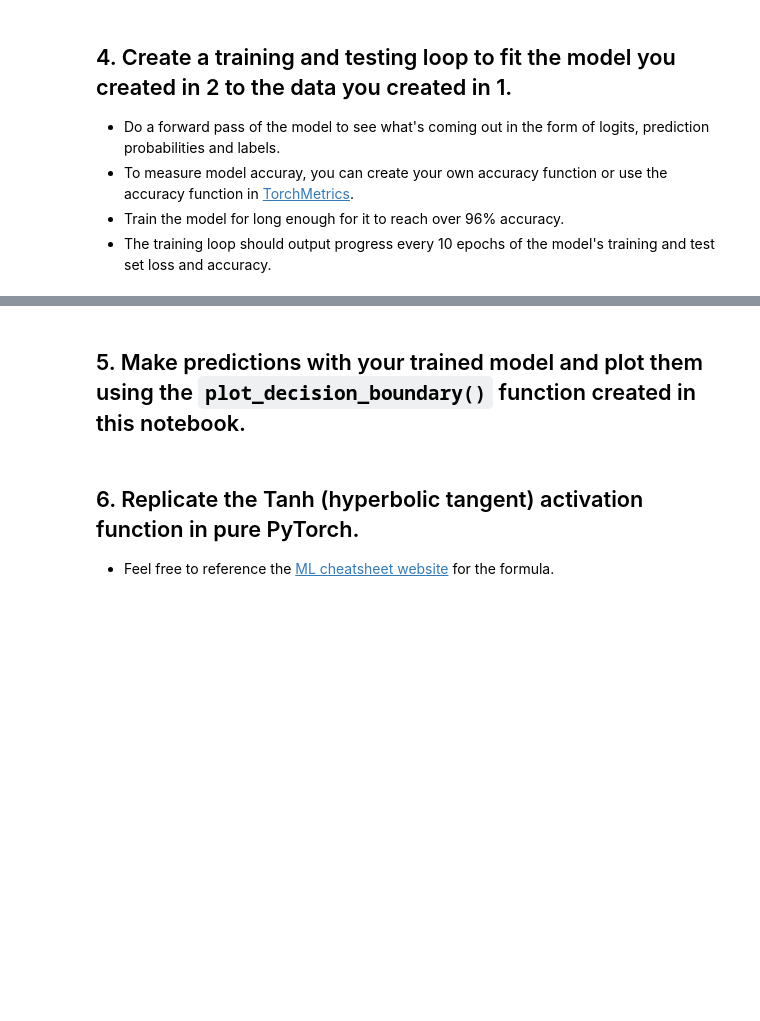
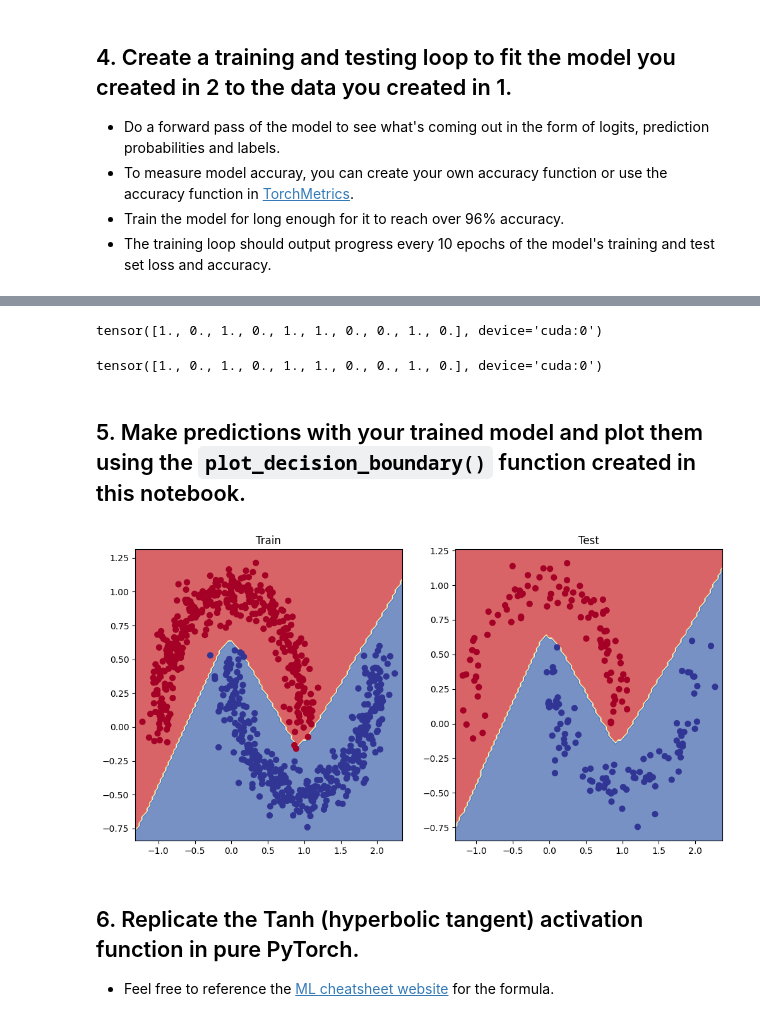
Before and after one commit to Revanth-reddy080/PyTorch-DeepLearning, a Jupyter notebook: exercises/02_pytorch_classification_exercises.ipynb, the cells around one changed output, grey strips where cells are left out. Cells and saved outputs as stored; diff of their text form; code cells hidden in the pictures; blank space fills up the shorter version.

```diff
--- a/exercises/02_pytorch_classification_exercises.ipynb
+++ b/exercises/02_pytorch_classification_exercises.ipynb
@@ -66,8 +130,11 @@ class MoonModelV0(nn.Module):
 ## 3. Setup a binary classification compatible loss function and optimizer to use when training the model built in 2.
 # %%
 # Setup loss function
+loss_fn=nn.BCEWithLogitsLoss()
 
 # Setup optimizer to optimize model's parameters
+optimizer=torch.optim.SGD(params=model_0.parameters(),
+                          lr=0.1)
 # %% [markdown]
 ## 4. Create a training and testing loop to fit the model you created in 2 to the data you created in 1.
   * Do a forward pass of the model to see what's coming out in the form of logits, prediction probabilities and labels.
@@ -76,17 +143,22 @@ class MoonModelV0(nn.Module):
   * The training loop should output progress every 10 epochs of the model's training and test set loss and accuracy.
 # %%
 # What's coming out of our model?
+X_train = X_train.to(device)
 
 # logits (raw outputs of model)
 print("Logits:")
 ## Your code here ##
-
+y_logits = model_0(X_train[:10]).squeeze(dim=1)
+print(y_logits)
 # Prediction probabilities
 print("Pred probs:")
 ## Your code here ##
-
+y_pred_prob = torch.sigmoid(y_logits)
+print(y_pred_prob)
 # Prediction labels
 print("Pred labels:")
 ## Your code here ##
+y_pred_labels=torch.round(y_pred_prob)
+print(y_pred_labels)
 # %% [output]
 Logits:
@@ -98,5 +176,5 @@ Pred labels:
 from torchmetrics import Accuracy
 
 ## TODO: Uncomment this code to use the Accuracy function
-# acc_fn = Accuracy(task="multiclass", num_classes=2).to(device) # send accuracy function to device
-# acc_fn
+acc_fn = Accuracy(task="multiclass", num_classes=2).to(device) # send accuracy function to device
+acc_fn
@@ -153,3 +250,14 @@ from torchmetrics import Accuracy
+# %%
+model_0.eval()
+with torch.inference_mode():
+  y_pred=torch.round(torch.sigmoid(model_0(X_test)))
+y_pred.squeeze(dim=1)[:10]
+# %% [output]
+tensor([1., 0., 1., 0., 1., 1., 0., 0., 1., 0.], device='cuda:0')
+# %%
+y_test[:10]
+# %% [output]
+tensor([1., 0., 1., 0., 1., 1., 0., 0., 1., 0.], device='cuda:0')
 # %% [markdown]
 ## 5. Make predictions with your trained model and plot them using the `plot_decision_boundary()` function created in this notebook.
 # %%
@@ -194,3 +300,14 @@ def plot_decision_boundary(model, X, y):
+# %%
+# Plot decision boundaries for training and test sets
+plt.figure(figsize=(12,6))
+plt.subplot(1,2,1)
+plt.title("Train")
+plot_decision_boundary(model_0,X_train,y_train)
+plt.subplot(1,2,2)
+plt.title("Test")
+plot_decision_boundary(model_0,X_test,y_test)
+# %% [output]
+[figure, added]
 # %% [markdown]
 ## 6. Replicate the Tanh (hyperbolic tangent) activation function in pure PyTorch.
   * Feel free to reference the [ML cheatsheet website](https://ml-cheatsheet.readthedocs.io/en/latest/activation_functions.html#tanh) for the formula.
```
Also changed, not shown: parts of 13 cells of this notebook.
